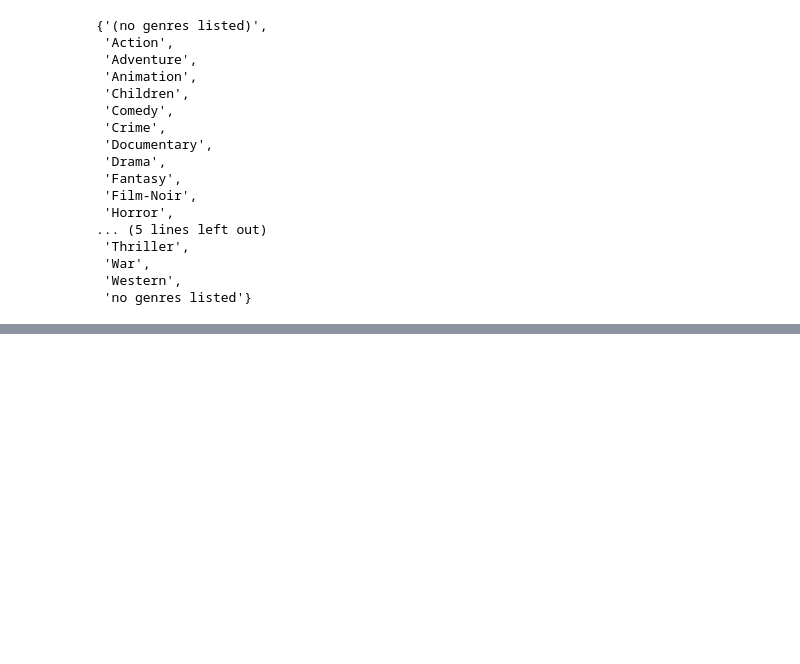
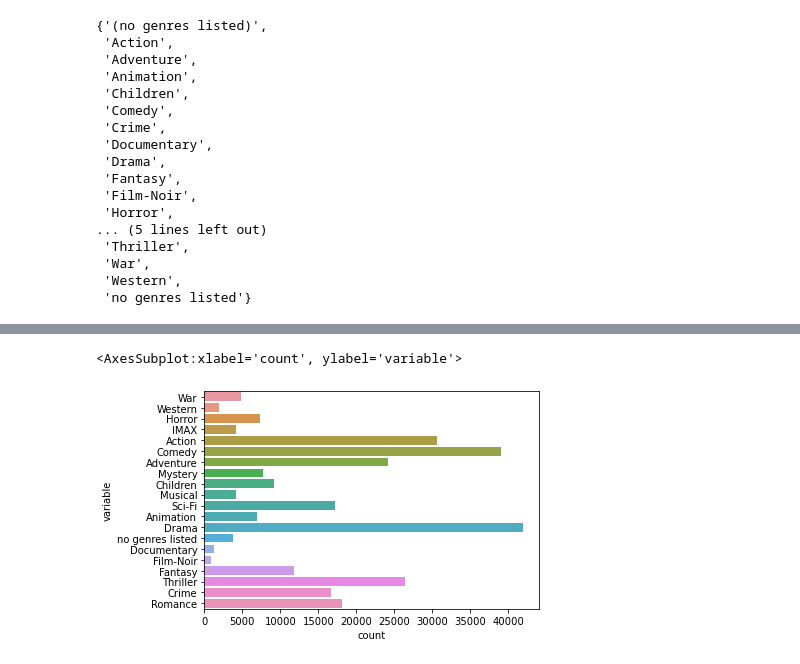
Before and after one commit to 2022ADS-4/spotlight, a Jupyter notebook: categories.ipynb, the cells around one changed output, grey strips where cells are left out. Cells and saved outputs as stored; diff of their text form; code cells hidden in the pictures; blank space fills up the shorter version.

Commit message:
Added code to plot the genres categories splitted with one hot encoding

```diff
--- a/categories.ipynb
+++ b/categories.ipynb
@@ -110,3 +110,9 @@ data
 | 104535 | 193587 | Bungo Stray Dogs: Dead Apple (2018) | Action|Animation | 184.0 | 3.5 | 1.537110e+09 | NaN | 8391976 | 483455.0 | 0 | ... | ... |
 | 104536 | 193609 | Andrew Dice Clay: Dice Rules (1991) | Comedy | 331.0 | 4.0 | 1.537158e+09 | NaN | 101726 | 37891.0 | 0 | ... | ... |
 104537 rows × 30 columns
+# %%
+import numpy as np
+data['no genres listed'] = np.where(data['(no genres listed)'] == 1, data['(no genres listed)'], data['no genres listed'])
+# %%
+genres_columns.remove('(no genres listed)')
+data.drop(['(no genres listed)'], axis=1)
@@ -112,0 +133,8 @@ data
+# %%
+import seaborn as sns
+categories = data.melt(value_vars=list(genres_columns))
+categories_to_plot = categories[categories["value"] != 0]
+sns.countplot(data=categories_to_plot, y="variable")
+# %% [output]
+<AxesSubplot:xlabel='count', ylabel='variable'>
+[figure, added]
```
Also changed, not shown: parts of 3 cells of this notebook.
